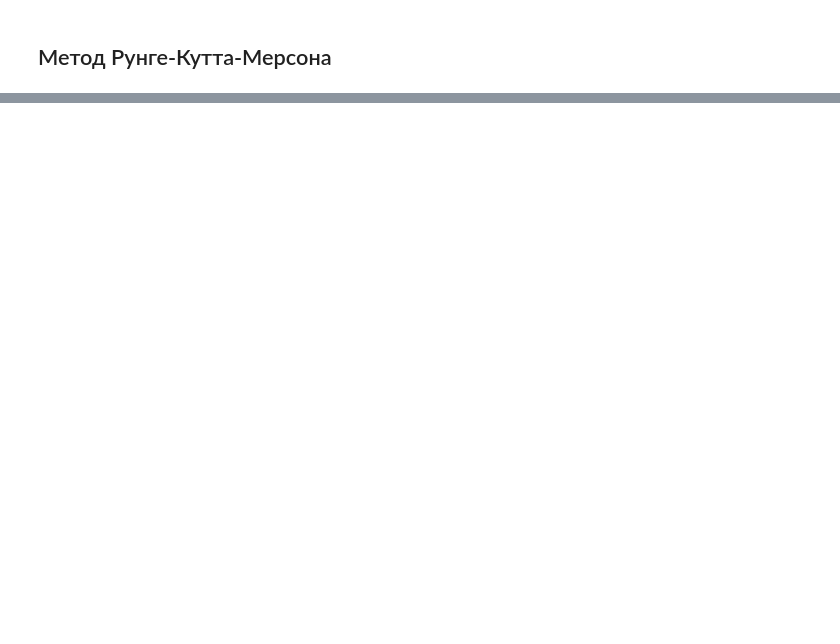
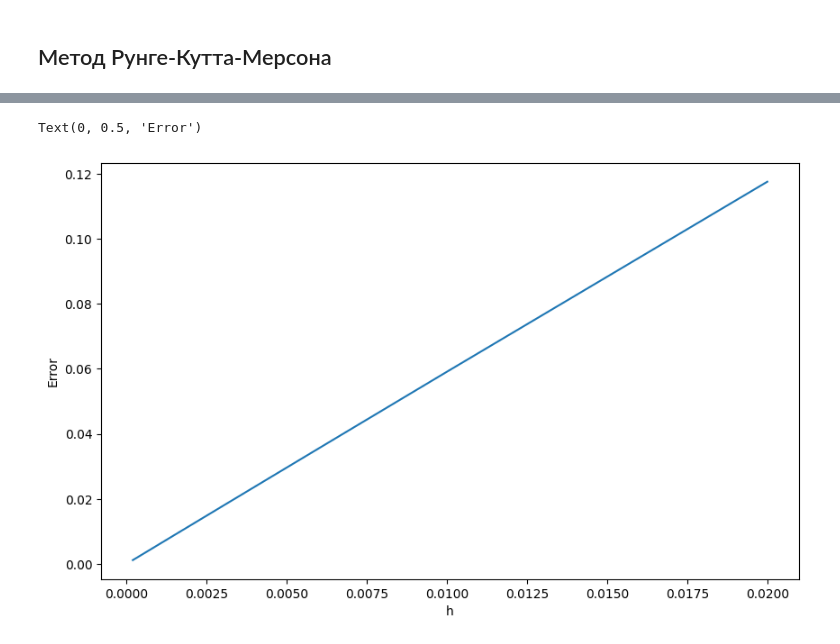
Before and after one commit to BKamol/NumericalMethods, a Jupyter notebook: CourseWork.ipynb, the cells around one changed output, grey strips where cells are left out. Saved outputs shown, nothing was run; the diff lists cells and outputs as text; code cells hidden in the pictures; blank space fills up the shorter version.

```diff
--- a/CourseWork.ipynb
+++ b/CourseWork.ipynb
@@ -66,0 +38,17 @@ for i in range(len(nodes)):
+# %%
+def f(t, y):
+    return np.array([
+        1/(2+2*t)*y[0] - 2*t*y[1],
+        2*t*y[0] + y[1]/(2+2*t)
+    ])
+# %%
+a, b, N = 0, 2, 100
+h = (b-a)/N
+
+y_precise = np.array([lambda t: np.cos(t*t)*np.sqrt(1+t),
+                      lambda t: np.sin(t*t)*np.sqrt(1+t)])
+ya = np.array([y_precise[0](a), y_precise[1](a)])
+
+y_calc = Runge_Kutta(a, b, h, f, ya)
+nodes = np.arange(a, b+1e-15, h)
+print(error(nodes, y_calc, y_precise))
@@ -66,0 +73,26 @@ for i in range(len(nodes)):
+# %%
+Ns = np.arange(100, 10001, 100)
+hs = []
+max_errors = []
+max_errors_h = []
+for N in Ns:
+    h = (b-a)/N
+    hs.append(h)
+    nodes = np.arange(a, b+1e-15, h)
+    y_calc = Runge_Kutta(a, b, h, f, ya)
+
+    errors = error(nodes, y_calc, y_precise)
+    max_errors.append(max(errors))
+    max_errors_h.append(max(errors)/(h**5))
+
+hs = np.array(hs)
+max_errors = np.array(max_errors)
+max_errors_h = np.array(max_errors_h)
+# %%
+plt.rcParams['figure.figsize'] = (10, 6)
+plt.plot(hs, max_errors)
+plt.xlabel('h')
+plt.ylabel('Error')
+# %% [output]
+Text(0, 0.5, 'Error')
+[figure, added]
```
Also changed, not shown: parts of 12 cells of this notebook, 1 other file.
